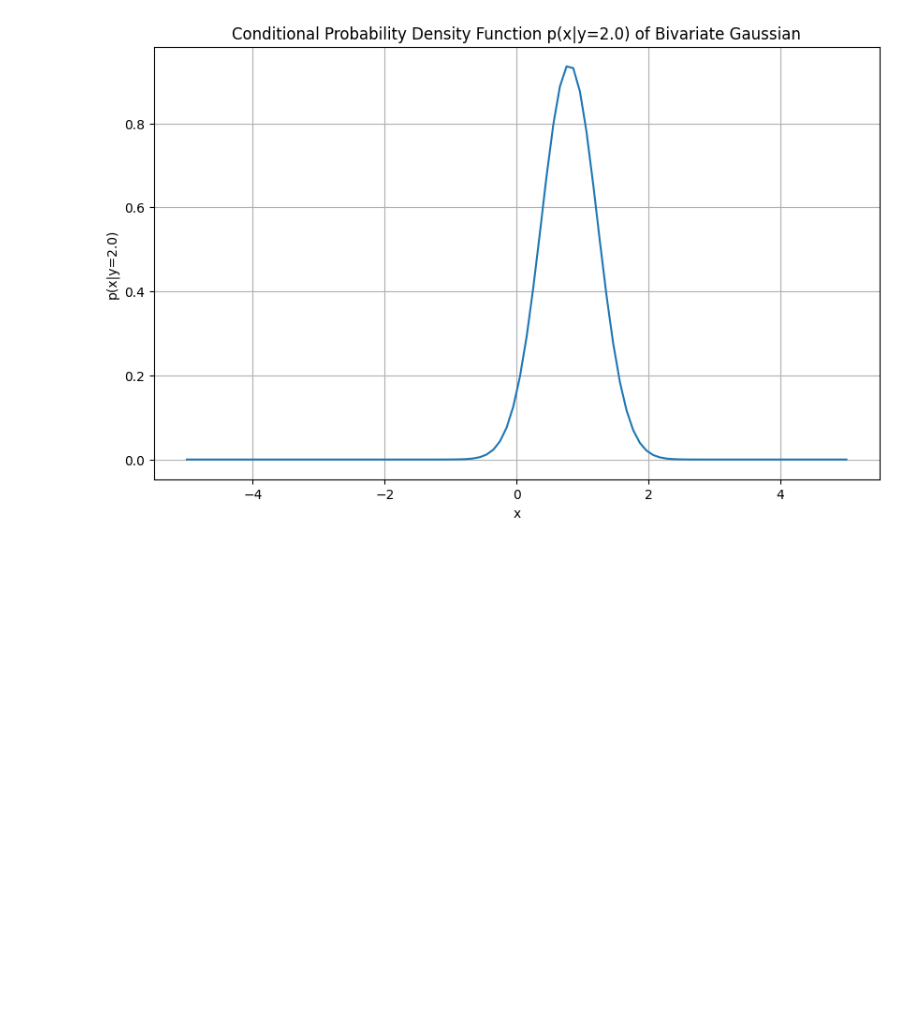
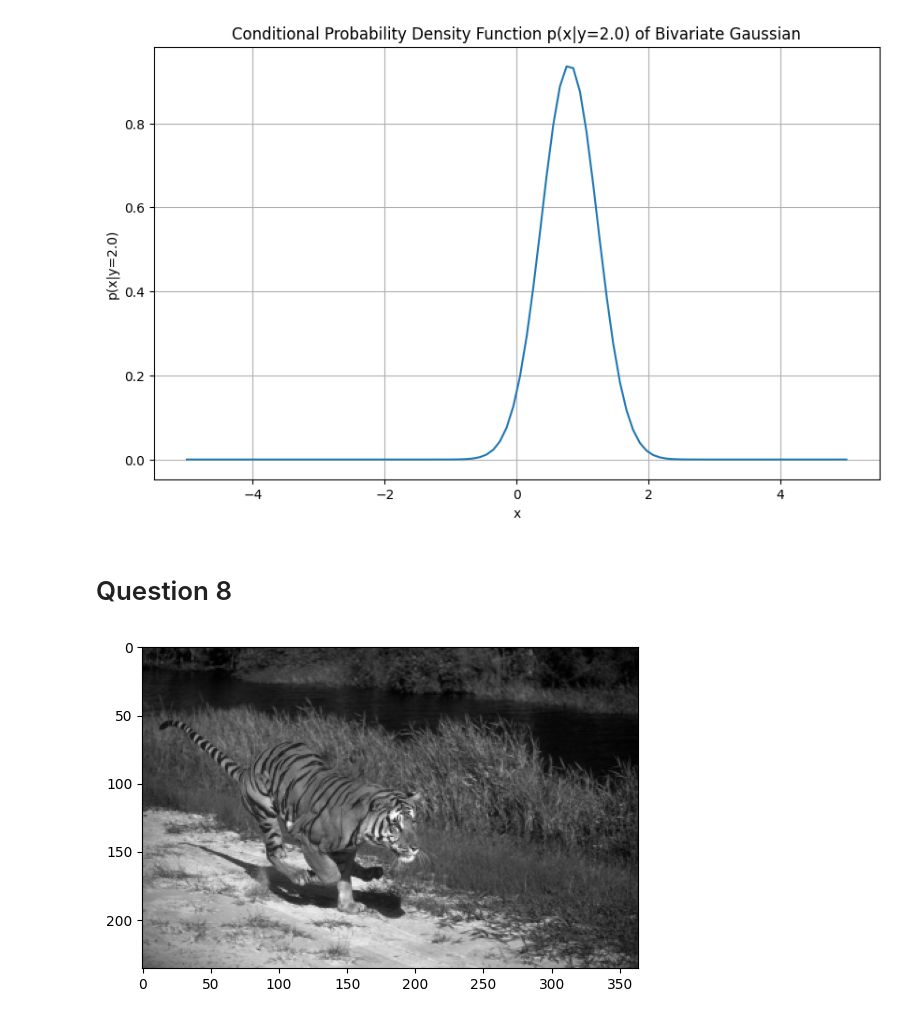
Before and after one commit to elyas21/conditional-probability, a Jupyter notebook: hw2_ElyasAbate.ipynb, the cells around one changed output. Cells and saved outputs as stored; diff of their text form; code cells hidden in the pictures; blank space fills up the shorter version.

```diff
--- a/hw2_ElyasAbate.ipynb
+++ b/hw2_ElyasAbate.ipynb
@@ -123,3 +123,24 @@ plt.grid(True)
 plt.show()
 # %% [output]
 [figure]
+# %% [markdown]
+# Question 8
+# %%
+import numpy as np
+import matplotlib.pyplot as plt
+
+# Read the file
+with open('tiger.txt', 'r') as f:
+    lines = f.readlines()
+
+# Convert each line into a list of floats
+matrix = [list(map(float, line.split())) for line in lines]
+
+# Convert the list of lists into a numpy array
+matrix = np.array(matrix)
+
+# Display the matrix as a grayscale image
+plt.imshow(matrix, cmap='gray')
+plt.show()
+# %% [output]
+[figure, added]
```
Also changed, not shown: parts of 2 cells of this notebook, 2 other files.
